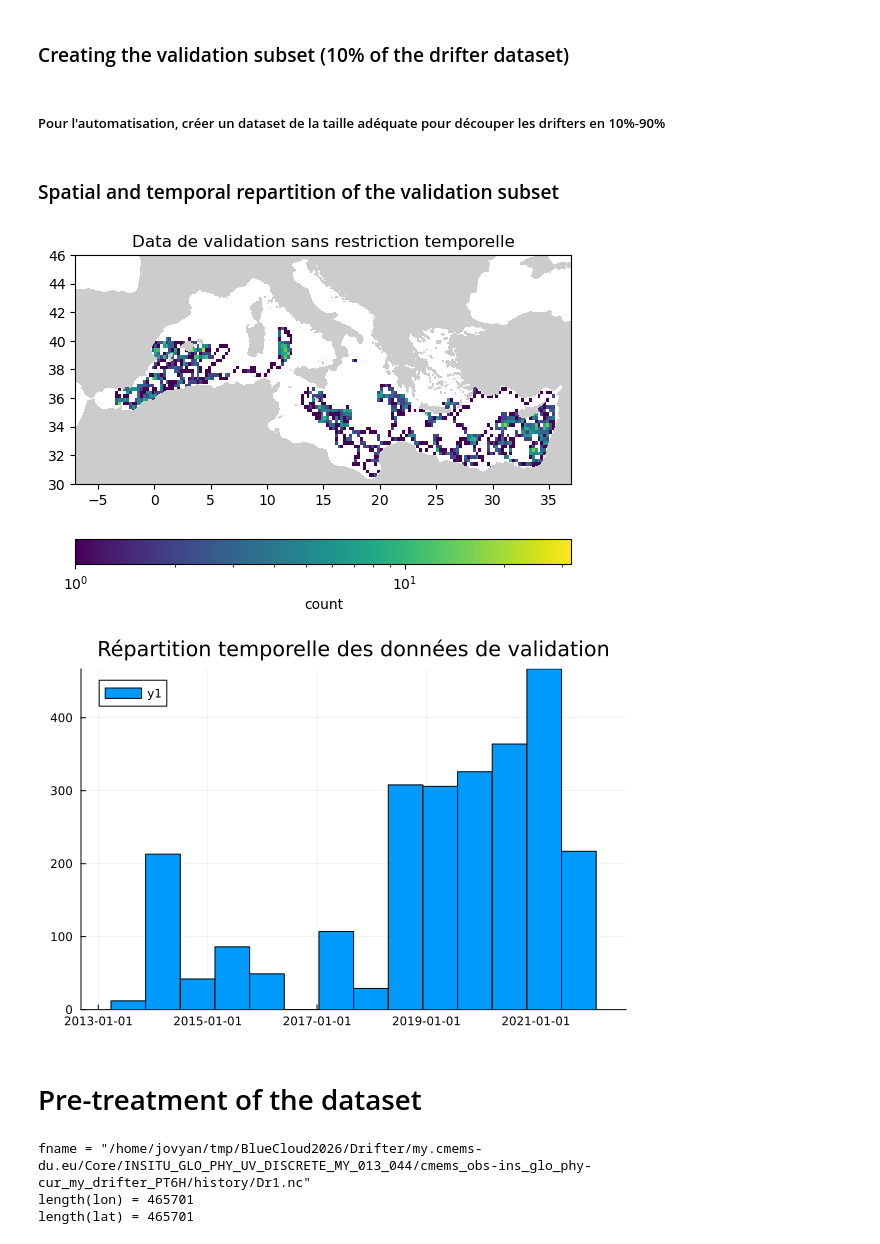
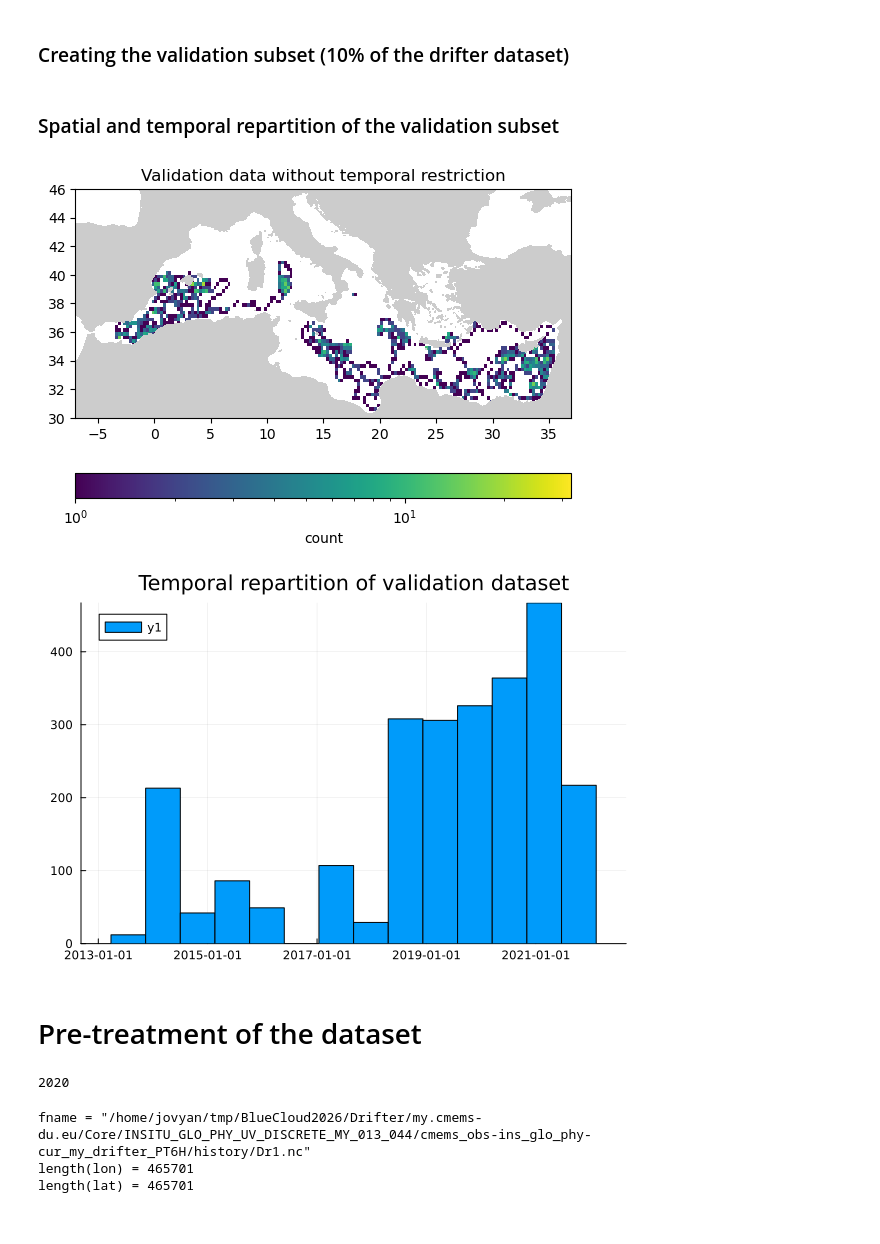
Before and after one commit to Alexander-Barth/CoastalCurrents.jl, a Jupyter notebook: examples/Surface_Currents_Main.ipynb, the cells around one changed output. Saved outputs shown, nothing was run; the diff lists cells and outputs as text; code cells hidden in the pictures.

```diff
--- a/examples/Surface_Currents_Main.ipynb
+++ b/examples/Surface_Currents_Main.ipynb
@@ -135,8 +139,6 @@ title!("Temporal repartition of drifter's data")
 
 
 ### Creating the validation subset (10% of the drifter dataset)
-# %% [markdown]
-##### Pour l'automatisation, créer un dataset de la taille adéquate pour découper les drifters en 10%-90%
 # %%
 # Creation of dsValid
 # Repeated cell in data_prep
@@ -170,19 +172,25 @@ vdov_ = vdov[.!isnan.(udov)];
 plt.hist2d(londov_,latdov_,(lonr,latr),norm=matplotlib.colors.LogNorm())
 colorbar(orientation="horizontal",label="count")
 CoastalCurrents.Plotting.plotmap(bathname)
-title("Data de validation sans restriction temporelle");
+title("Validation data without temporal restriction");
 
 #PyPlot.savefig(joinpath(save_validation, "drifter_spacecoverage_allT.png"))
 # %% [output]
-[figure, old version]
+[figure, new version]
 # %%
 p1 = histogram(udov_,timedov_,lw = 1)
-title!("Répartition temporelle des données de validation")
+title!("Temporal repartition of validation dataset")
 # %% [output]
-[figure, old version]
+[figure, new version]
 # %% [markdown]
 
 
 # Pre-treatment of the dataset
+# %%
+# Selection of the considered year
+
+year = 2020
+# %% [output]
+2020
 # %%
 # Data preparation
```
Also changed, not shown: parts of 25 cells of this notebook.
